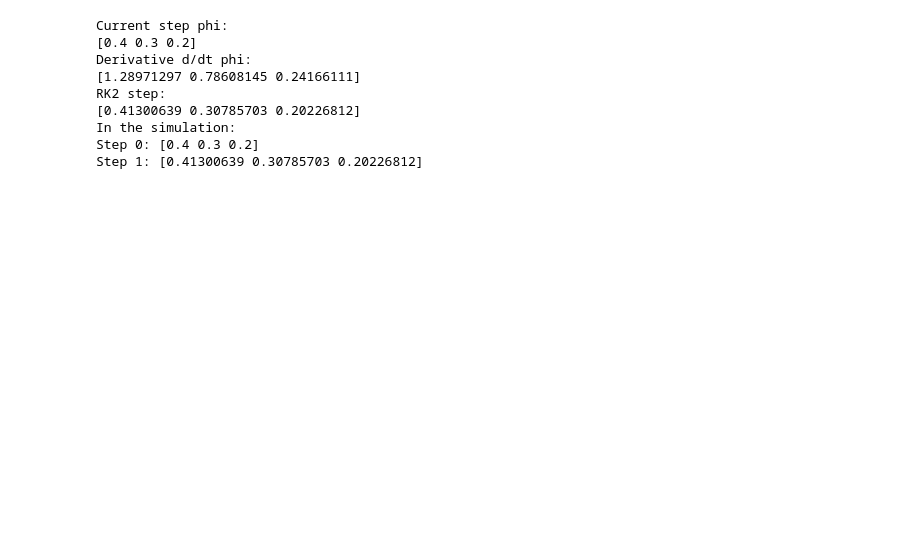
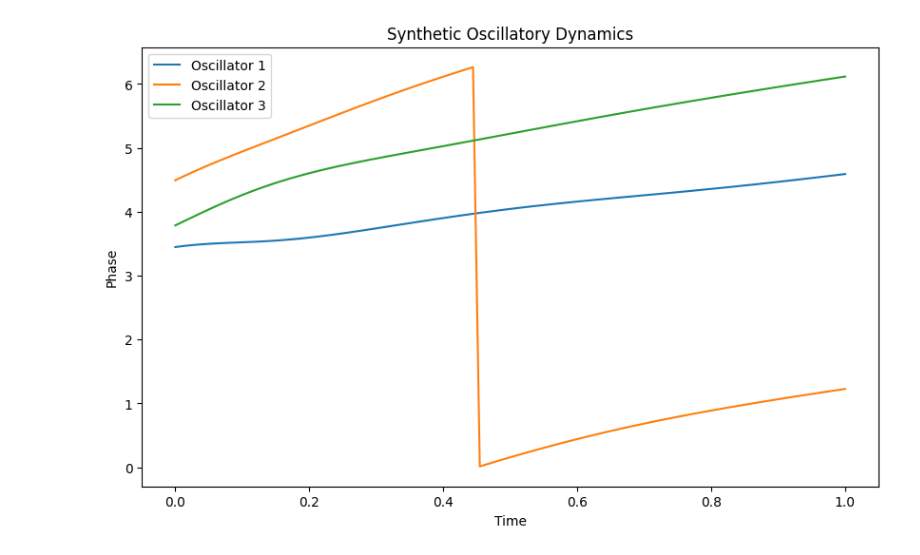
Before and after one commit to leonardoestrella/CapstoneNetworkInference, a Jupyter notebook: working_notebook.ipynb, the cells around one changed output. Cells and saved outputs as stored; diff of their text form; code cells hidden in the pictures; blank space fills up the shorter version.

```diff
--- a/working_notebook.ipynb
+++ b/working_notebook.ipynb
@@ -3,6 +3,7 @@
 
 import numpy as np
 import matplotlib.pyplot as plt
+import generate_settings
 
 def compute_derivative(phi, w, xi, eta, r):
     """
@@ -36,6 +37,9 @@ def compute_derivative(phi, w, xi, eta, r):
     sin_terms = np.sin(delta[..., None] * modes)
     cos_terms = np.cos(delta[..., None] * modes)
 
+    # The functions are defined over an interval of 2 pi length, so the L = pi inside the
+    # sine and cosine terms
+
     # Elementwise multiply by the coefficients and sum over the Fourier modes (axis 2)
     interaction_terms = (xi * sin_terms + eta * cos_terms).sum(axis=2)  # Shape: (N, N)
 
@@ -51,19 +55,19 @@ def compute_derivative(phi, w, xi, eta, r):
     return phi_dot
 
 
-phi = np.array([0.4,0.3,0.2])
-w = np.ones(len(phi)) * 0.2
-r = 3 # number of terms in the series
-xi = np.ones((len(phi),len(phi),r)) * 0.3
-eta = np.ones((len(phi),len(phi),r)) * 0.1
+# phi = np.array([0.4,0.3,0.2])
+# w = np.ones(len(phi)) * 0.2
+# r = 3 # number of terms in the series
+# xi = np.ones((len(phi),len(phi),r)) * 0.3
+# eta = np.ones((len(phi),len(phi),r)) * 0.1
 
-phi_dot = compute_derivative(phi,w,xi,eta,r)
+# phi_dot = compute_derivative(phi,w,xi,eta,r)
 
-print("Current step phi:")
-print(phi)
+# print("Current step phi:")
+# print(phi)
 
-print(r"Derivative d/dt phi:")
-print(phi_dot)
+# print(r"Derivative d/dt phi:")
+# print(phi_dot)
 
 
 def wrap_to_2pi(phi):
@@ -90,10 +94,10 @@ def rk2_step(phi, dt, w, xi, eta, r):
     new_phi = phi + dt * k2
     return wrap_to_2pi(new_phi)
 
-dt = 0.01
-next_step = rk2_step(phi, dt, w,xi,eta,r)
-print("RK2 step:")
-print(next_step)
+# dt = 0.01
+# next_step = rk2_step(phi, dt, w,xi,eta,r)
+# print("RK2 step:")
+# print(next_step)
 
 def simulate_oscillators(N=10, r=3, T=20.0, dt=0.01, settings=None):
     """
@@ -131,53 +135,51 @@ def simulate_oscillators(N=10, r=3, T=20.0, dt=0.01, settings=None):
         # Initialize random Fourier coefficients for interactions
         xi = np.random.rand(N, N, r)
         eta = np.random.rand(N, N, r)
 
     else:
         phi, w, xi, eta = settings
 
     # Zero out self-interaction coefficients (i.e., when i == j)
     for i in range(N):
         xi[i, i, :] = 0
         eta[i, i, :] = 0
 
     t_values = np.linspace(0, T, num_steps)
     phi_history = np.zeros((num_steps, N))
     phi_history[0, :] = phi
 
     # Integrate using RK2
     for step in range(1, num_steps):
         phi = rk2_step(phi, dt, w, xi, eta, r)
         phi_history[step, :] = phi
 
     return t_values, phi_history
 
-settings = phi,w,xi,eta
-t_values, history = simulate_oscillators(N=len(phi), r =r, T=0.03, dt = dt, settings = settings)
+# settings = phi,w,xi,eta
+# t_values, history = simulate_oscillators(N=len(phi), r =r, T=0.03, dt = dt, settings = settings)
 
 
-print("In the simulation:")
-print(f"Step 0: {history[0,:]}")
-print(f"Step 1: {history[1,:]}")
+# print("In the simulation:")
+# print(f"Step 0: {history[0,:]}")
+# print(f"Step 1: {history[1,:]}")
 
 # # Run the simulation and plot the results
 # if __name__ == '__main__':
-#     t, phi_history = simulate_oscillators(N=10, r=3, T=20, dt=0.01)
 
-#     plt.figure(figsize=(10, 6))
-#     for i in range(phi_history.shape[1]):
-#         plt.plot(t, phi_history[:, i], label=f'Oscillator {i+1}')
-#     plt.xlabel('Time')
-#     plt.ylabel('Phase')
-#     plt.title('Synthetic Oscillatory Dynamics')
-#     plt.legend()
-#     plt.show()
+r = generate_settings.r
+settings = generate_settings.settings
+N, T, dt = generate_settings.N, generate_settings.T, generate_settings.dt
+
+
+t, phi_history = simulate_oscillators(N=len(settings[0]), r=r, T=T, dt=dt, settings = settings)
+
+plt.figure(figsize=(10, 6))
+for i in range(phi_history.shape[1]):
+    plt.plot(t, phi_history[:, i], label=f'Oscillator {i+1}')
+plt.xlabel('Time')
+plt.ylabel('Phase')
+plt.title('Synthetic Oscillatory Dynamics')
+plt.legend()
+plt.show()
 # %% [output]
-Current step phi:
-[0.4 0.3 0.2]
-Derivative d/dt phi:
-[1.28971297 0.78608145 0.24166111]
-RK2 step:
-[0.41300639 0.30785703 0.20226812]
-In the simulation:
-Step 0: [0.4 0.3 0.2]
-Step 1: [0.41300639 0.30785703 0.20226812]
+[figure, added]
```
Also changed, not shown: parts of 7 cells of this notebook, 3 other files.
